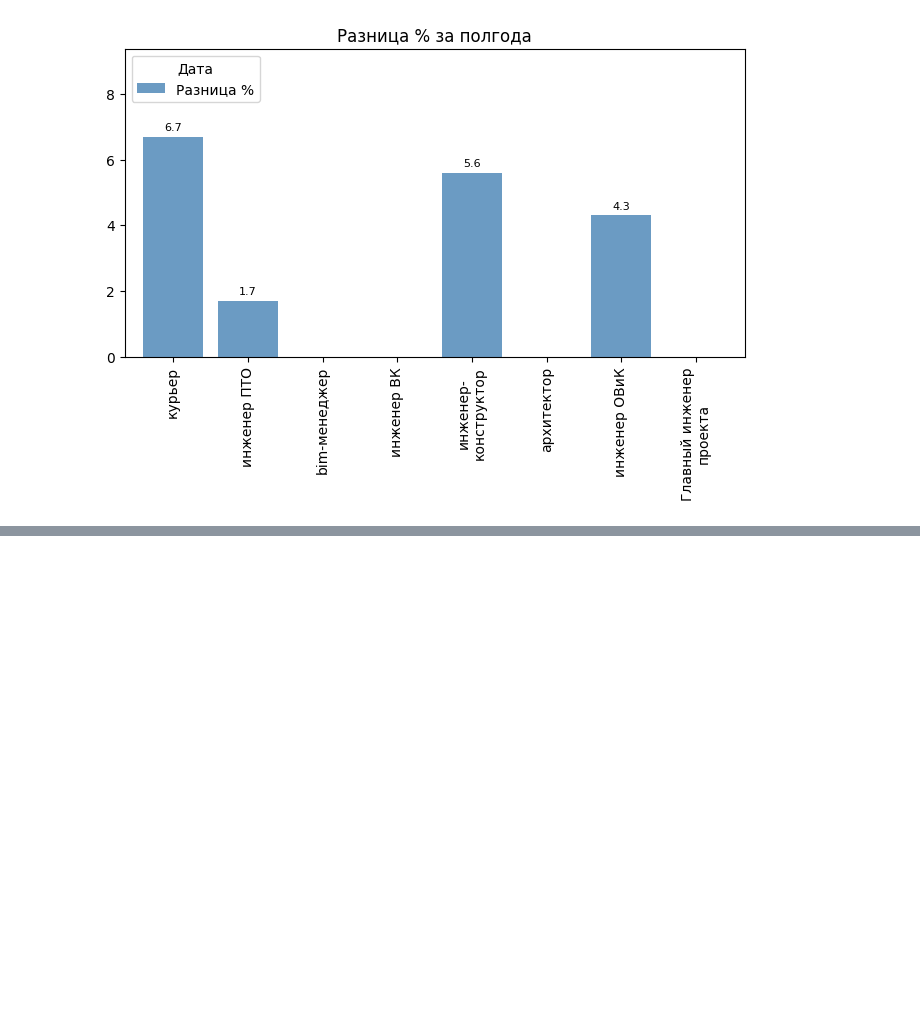
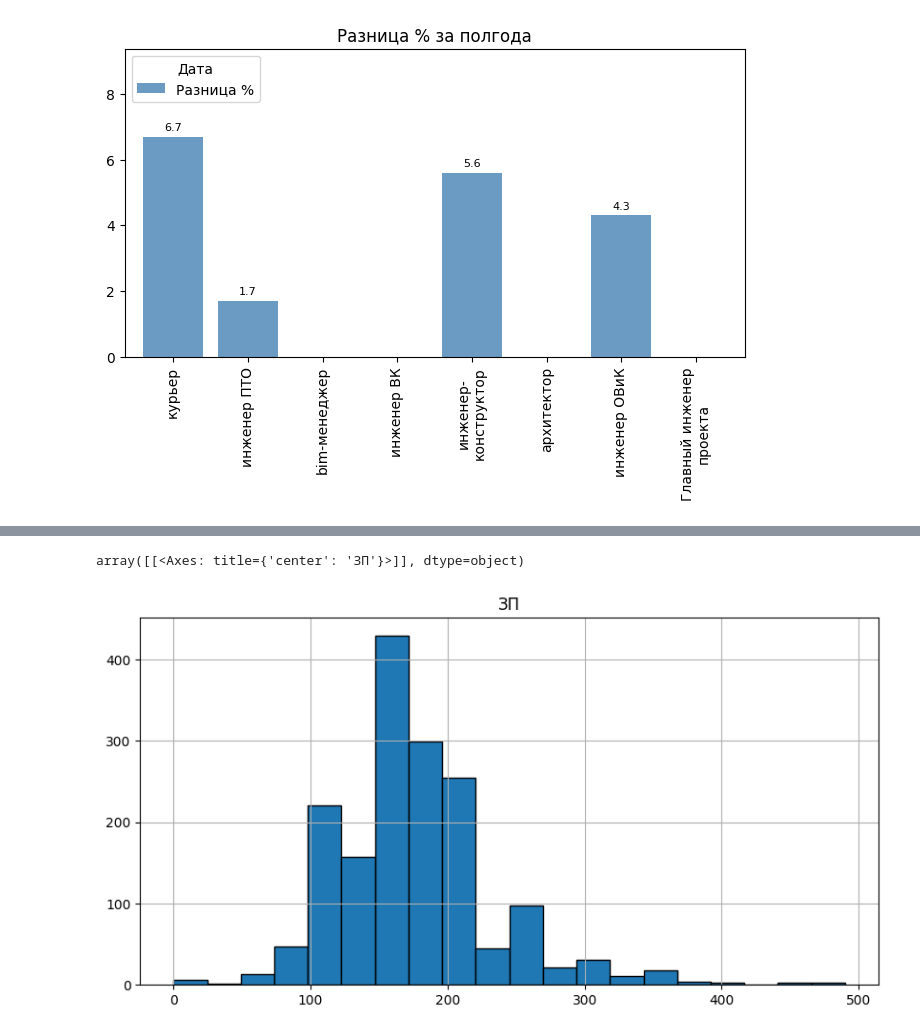
Before and after one commit to i-savelev/hh_parser, a Jupyter notebook: hh.ipynb, the cells around one changed output, grey strips where cells are left out. Drawn from its saved outputs; the diff is of its cells as text; code cells hidden in the pictures; blank space fills up the shorter version.

```diff
--- a/hh.ipynb
+++ b/hh.ipynb
@@ -174,0 +175,6 @@ plot_subhist(df_for_hist [df_for_hist['Город']=='Москва'], 'Гист
+# %%
+df_for_hist = df_for_hist[df_for_hist['Запрос'] != 'курьер']
+df_for_hist.hist(column='ЗП', bins=20, figsize=(10, 5), edgecolor='black')
+# %% [output]
+array([[<Axes: title={'center': 'ЗП'}>]], dtype=object)
+[figure, added]
```
Also changed, not shown: parts of 1 cell of this notebook.
